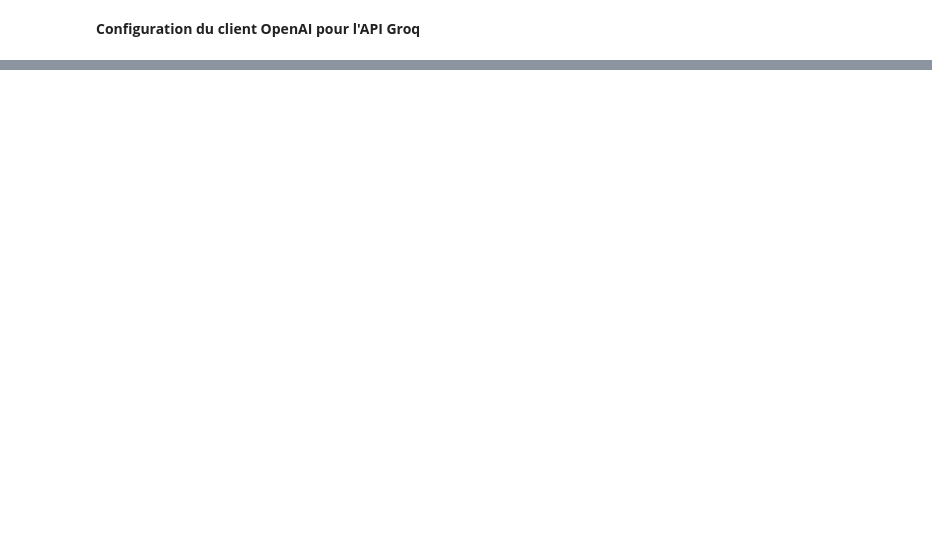
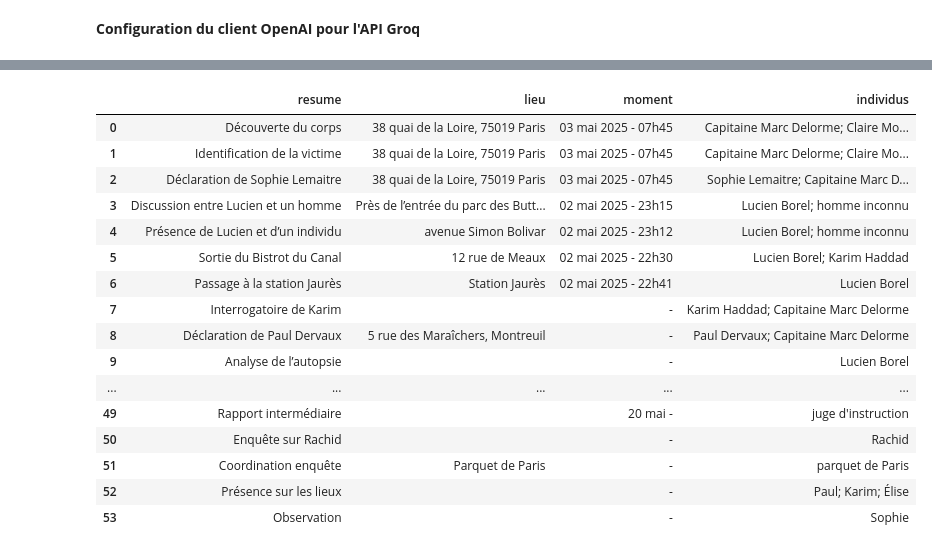
Before and after one commit to OlivierG1729/vidocq, a Jupyter notebook: _06_extraction_structuree.ipynb, the cells around one changed output, grey strips where cells are left out. Saved outputs shown, nothing was run; the diff lists cells and outputs as text; code cells hidden in the pictures; blank space fills up the shorter version.

```diff
--- a/_06_extraction_structuree.ipynb
+++ b/_06_extraction_structuree.ipynb
@@ -738,0 +283,20 @@ files.download('mon_fichier.txt')  # Remplace par ton nom de fichier
+# %%
+# Modèles à essayer (en priorité)
+MODEL_CANDIDATES = [
+    "llama-3.1-8b-instant",     # 500K TPD
+    "llama-3.3-70b-versatile",  # qualité
+]
+
+def _llm_extract_tsv(items, model, max_tokens=1200, temperature=0.1):
+    messages = [
+        {"role": "system", "content": "Tu es un extracteur d'événements, exhaustif et strict sur le format."},
+        {"role": "user", "content": rules_param + "\n\nTEXTE À ANALYSER (génère une ou plusieurs lignes par fait détecté) :\n"
+                          + json.dumps({"items":[{"id":it["id"],"texte":it["texte"]} for it in items]}, ensure_ascii=False)}
+    ]
+    resp = client.chat.completions.create(
+        model=model,
+        messages=messages,
+        max_tokens=max_tokens,
+        temperature=temperature,
+    )
+    return resp.choices[0].message.content if resp.choices else ""
@@ -738,0 +491,22 @@ files.download('mon_fichier.txt')  # Remplace par ton nom de fichier
+# %%
+import time
+
+start_time = time.time()
+
+df = extraction_structuree(
+    nom_fichier="CRE02.txt",   # ton fichier à analyser
+    batch_size=2,                    # petit batch = moins de coupures
+    model="llama-3.1-8b-instant",    # modèle TPD élevé
+    target_chars=2000,
+    overlap=200,
+    min_chars=400,
+    out_csv="faits_extraits.csv",    # CSV final
+    checkpoint_csv="checkpoint_faits.csv",
+    qps=0.4,
+    max_completion_tokens=1000,
+    temperature=0.1
+)
+
+end_time = time.time()
+print(f"⏱️ Temps d'exécution : {end_time - start_time:.2f} secondes")
+print(df.head())  # aperçu
@@ -738,0 +531,20 @@ files.download('mon_fichier.txt')  # Remplace par ton nom de fichier
+# %%
+df
+# %% [output]
+|  | resume | lieu | moment | individus |
+| 0 | Découverte du corps | 38 quai de la Loire, 75019 Paris | 03 mai 2025 - 07h45 | Capitaine Marc Delorme; Claire Mo... |
+| 1 | Identification de la victime | 38 quai de la Loire, 75019 Paris | 03 mai 2025 - 07h45 | Capitaine Marc Delorme; Claire Mo... |
+| 2 | Déclaration de Sophie Lemaitre | 38 quai de la Loire, 75019 Paris | 03 mai 2025 - 07h45 | Sophie Lemaitre; Capitaine Marc D... |
+| 3 | Discussion entre Lucien et un homme | Près de l’entrée du parc des Butt... | 02 mai 2025 - 23h15 | Lucien Borel; homme inconnu |
+| 4 | Présence de Lucien et d’un individu | avenue Simon Bolivar | 02 mai 2025 - 23h12 | Lucien Borel; homme inconnu |
+| 5 | Sortie du Bistrot du Canal | 12 rue de Meaux | 02 mai 2025 - 22h30 | Lucien Borel; Karim Haddad |
+| 6 | Passage à la station Jaurès | Station Jaurès | 02 mai 2025 - 22h41 | Lucien Borel |
+| 7 | Interrogatoire de Karim |  | - | Karim Haddad; Capitaine Marc Delorme |
+| 8 | Déclaration de Paul Dervaux | 5 rue des Maraîchers, Montreuil | - | Paul Dervaux; Capitaine Marc Delorme |
+| 9 | Analyse de l’autopsie |  | - | Lucien Borel |
+| ... | ... | ... | ... | ... |
+| 49 | Rapport intermédiaire |  | 20 mai - | juge d'instruction |
+| 50 | Enquête sur Rachid |  | - | Rachid |
+| 51 | Coordination enquête | Parquet de Paris | - | parquet de Paris |
+| 52 | Présence sur les lieux |  | - | Paul; Karim; Élise |
+| 53 | Observation |  | - | Sophie |
```
Also changed, not shown: parts of 67 cells of this notebook.
